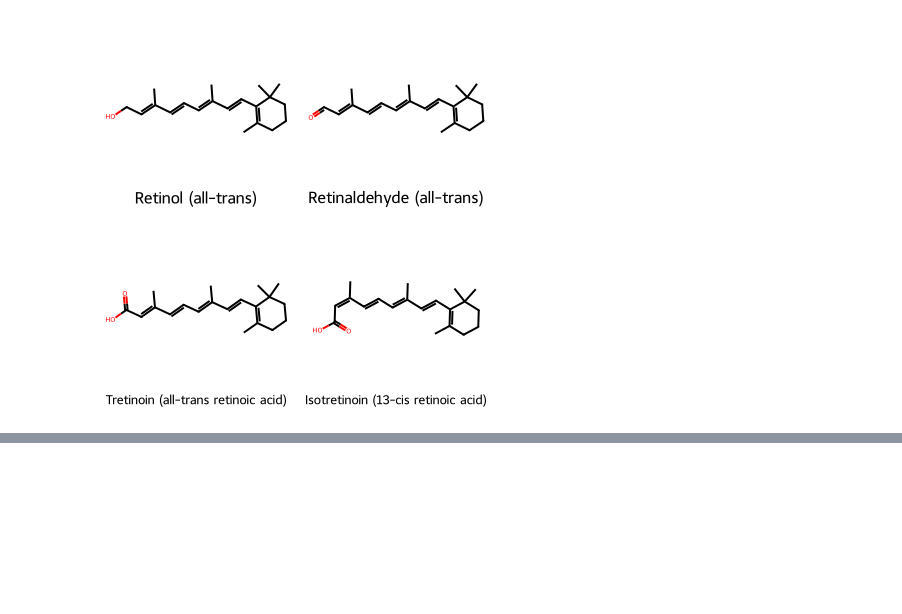
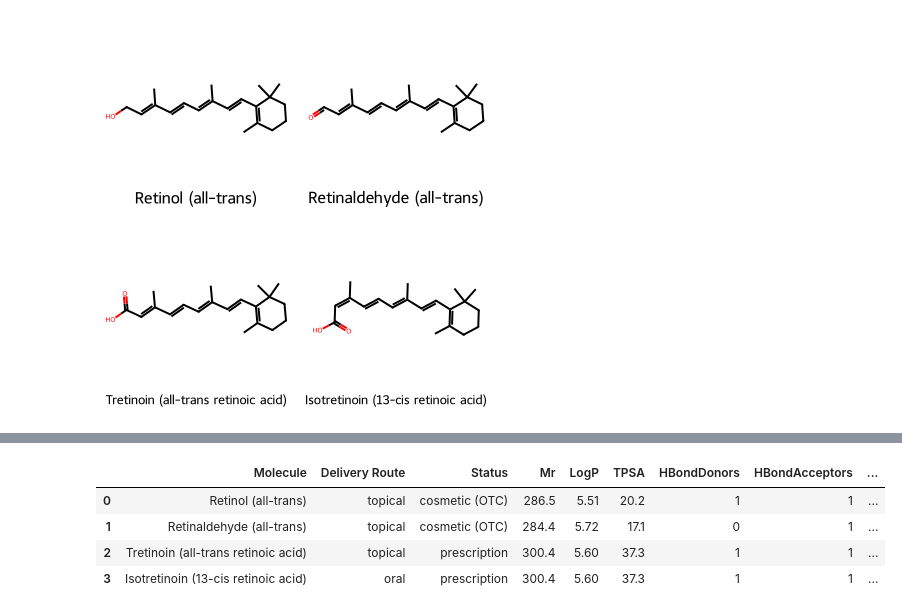
Before and after one commit to luisabbarclay1/Retinoid-analysis, a Jupyter notebook: retinoid_analysis.ipynb, the cells around one changed output, grey strips where cells are left out. Saved outputs shown, nothing was run; the diff lists cells and outputs as text; code cells hidden in the pictures; blank space fills up the shorter version.

```diff
--- a/retinoid_analysis.ipynb
+++ b/retinoid_analysis.ipynb
@@ -20,3 +67,29 @@ info = {
     "Tretinoin (all-trans retinoic acid)": {"route": "topical", "status": "prescription"},
     "Isotretinoin (13-cis retinoic acid)": {"route": "oral", "status": "prescription"},
 }
+# %%
+import pandas as pd
+from rdkit.Chem import Descriptors
+
+rows = []
+for name, mol in mols.items():
+    rows.append({
+        "Molecule": name,
+        "Delivery Route": info[name]["route"],
+        "Status": info[name]["status"],
+        "Mr": round(Descriptors.MolWt(mol), 1),
+        "LogP": round(Descriptors.MolLogP(mol), 2),
+        "TPSA": round(Descriptors.TPSA(mol), 1),
+        "HBondDonors": Descriptors.NumHDonors(mol),
+        "HBondAcceptors": Descriptors.NumHAcceptors(mol),
+        "RotatableBonds": Descriptors.NumRotatableBonds(mol),
+    })
+
+df = pd.DataFrame(rows)
+df
+# %% [output]
+|  | Molecule | Delivery Route | Status | Mr | LogP | TPSA | HBondDonors | HBondAcceptors | ... |
+| 0 | Retinol (all-trans) | topical | cosmetic (OTC) | 286.5 | 5.51 | 20.2 | 1 | 1 | ... |
+| 1 | Retinaldehyde (all-trans) | topical | cosmetic (OTC) | 284.4 | 5.72 | 17.1 | 0 | 1 | ... |
+| 2 | Tretinoin (all-trans retinoic acid) | topical | prescription | 300.4 | 5.60 | 37.3 | 1 | 1 | ... |
+| 3 | Isotretinoin (13-cis retinoic acid) | oral | prescription | 300.4 | 5.60 | 37.3 | 1 | 1 | ... |
```
Also changed, not shown: parts of 2 cells of this notebook, 2 other files.
